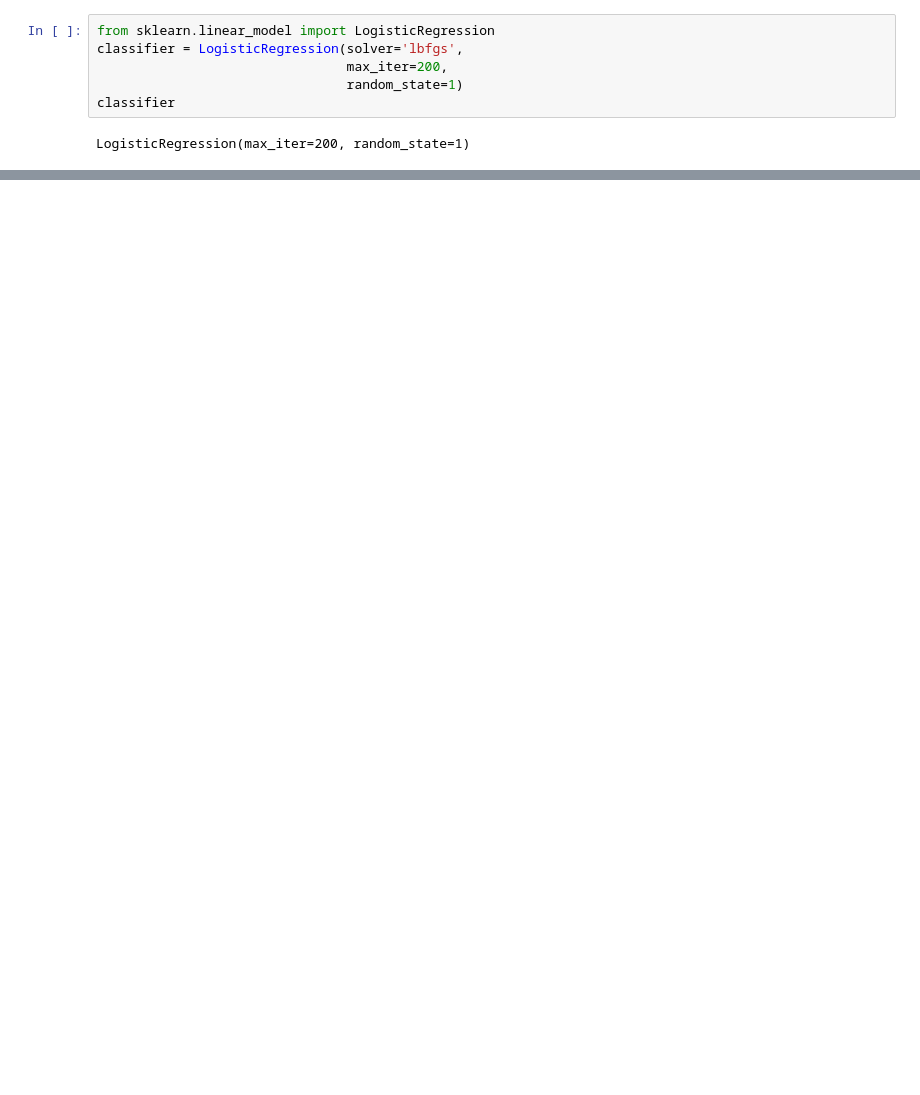
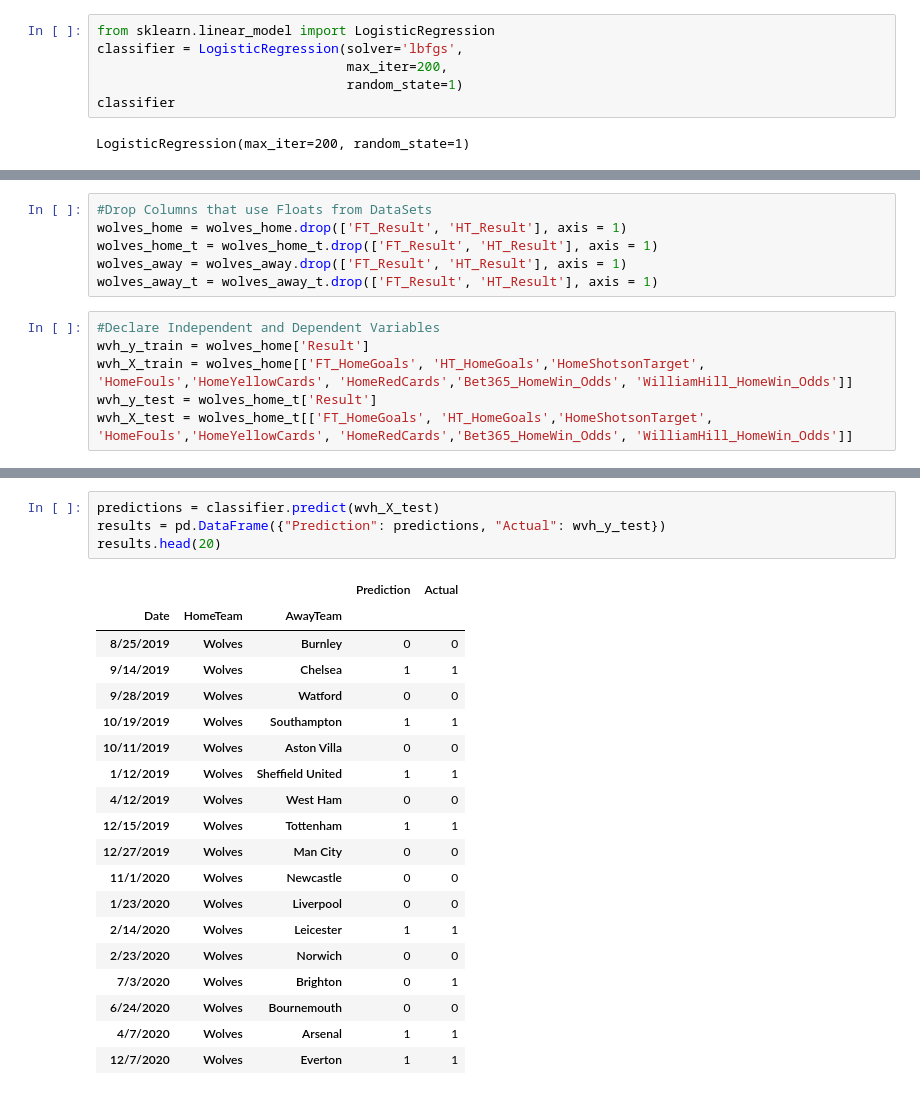
Before and after one commit to CHIUZXCV/Project-2, a Jupyter notebook: master.ipynb, the cells around one changed output, grey strips where cells are left out. Saved outputs shown, nothing was run; the diff lists cells and outputs as text; blank space fills up the shorter version.

```diff
--- a/master.ipynb
+++ b/master.ipynb
@@ -467,0 +511,12 @@ results.head(20)
+# %%
+#Drop Columns that use Floats from DataSets
+wolves_home = wolves_home.drop(['FT_Result', 'HT_Result'], axis = 1)
+wolves_home_t = wolves_home_t.drop(['FT_Result', 'HT_Result'], axis = 1)
+wolves_away = wolves_away.drop(['FT_Result', 'HT_Result'], axis = 1)
+wolves_away_t = wolves_away_t.drop(['FT_Result', 'HT_Result'], axis = 1)
+# %%
+#Declare Independent and Dependent Variables
+wvh_y_train = wolves_home['Result']
+wvh_X_train = wolves_home[['FT_HomeGoals', 'HT_HomeGoals','HomeShotsonTarget', 'HomeFouls','HomeYellowCards', 'HomeRedCards','Bet365_HomeWin_Odds', 'WilliamHill_HomeWin_Odds']]
+wvh_y_test = wolves_home_t['Result']
+wvh_X_test = wolves_home_t[['FT_HomeGoals', 'HT_HomeGoals','HomeShotsonTarget', 'HomeFouls','HomeYellowCards', 'HomeRedCards','Bet365_HomeWin_Odds', 'WilliamHill_HomeWin_Odds']]
@@ -467,0 +541,24 @@ results.head(20)
+# %%
+predictions = classifier.predict(wvh_X_test)
+results = pd.DataFrame({"Prediction": predictions, "Actual": wvh_y_test})
+results.head(20)
+# %% [output]
+|  |  |  | Prediction | Actual |
+| Date | HomeTeam | AwayTeam |  |  |
+| 8/25/2019 | Wolves | Burnley | 0 | 0 |
+| 9/14/2019 | Wolves | Chelsea | 1 | 1 |
+| 9/28/2019 | Wolves | Watford | 0 | 0 |
+| 10/19/2019 | Wolves | Southampton | 1 | 1 |
+| 10/11/2019 | Wolves | Aston Villa | 0 | 0 |
+| 1/12/2019 | Wolves | Sheffield United | 1 | 1 |
+| 4/12/2019 | Wolves | West Ham | 0 | 0 |
+| 12/15/2019 | Wolves | Tottenham | 1 | 1 |
+| 12/27/2019 | Wolves | Man City | 0 | 0 |
+| 11/1/2020 | Wolves | Newcastle | 0 | 0 |
+| 1/23/2020 | Wolves | Liverpool | 0 | 0 |
+| 2/14/2020 | Wolves | Leicester | 1 | 1 |
+| 2/23/2020 | Wolves | Norwich | 0 | 0 |
+| 7/3/2020 | Wolves | Brighton | 0 | 1 |
+| 6/24/2020 | Wolves | Bournemouth | 0 | 0 |
+| 4/7/2020 | Wolves | Arsenal | 1 | 1 |
+| 12/7/2020 | Wolves | Everton | 1 | 1 |
```
Also changed, not shown: parts of 27 cells of this notebook, 8 other files.
